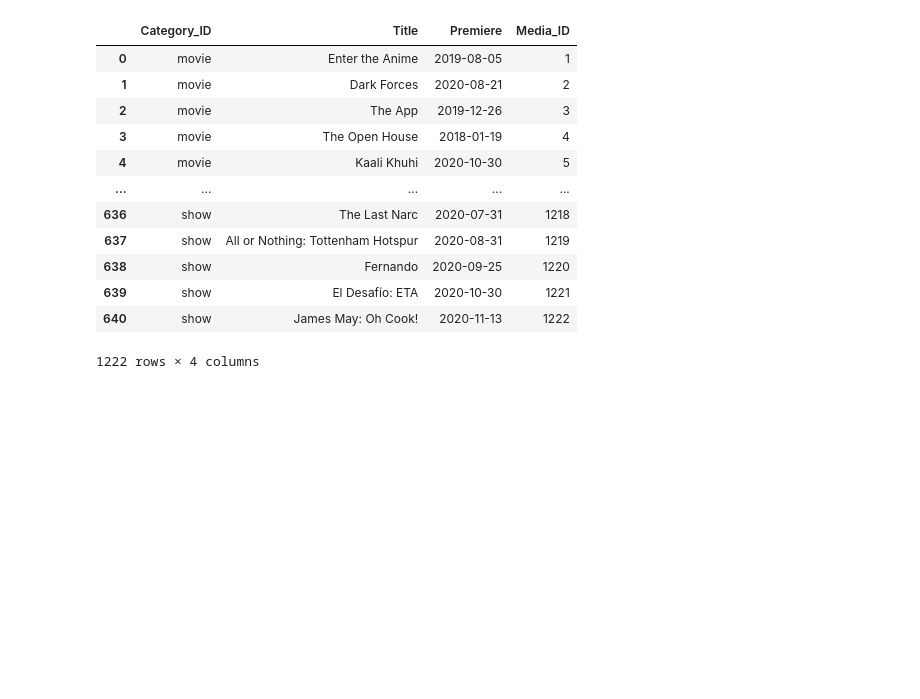
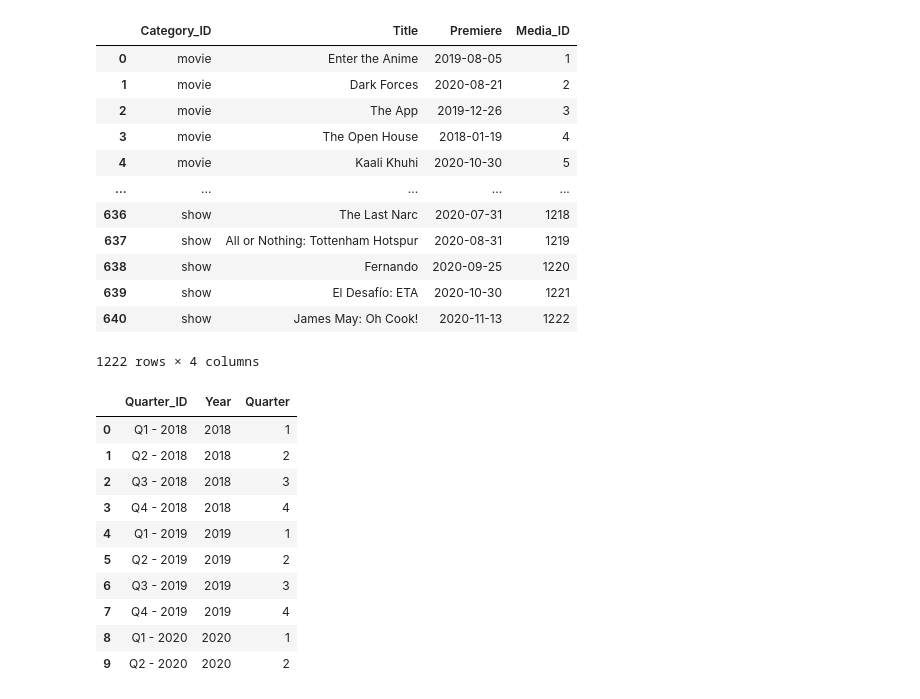
Before and after one commit to anguloag/Netflix-ETL, a Jupyter notebook: Project 2 .ipnyb/ETL-Joe's-Test-Area.ipynb, the cells around one changed output. Cells and saved outputs as stored; diff of their text form; code cells hidden in the pictures; blank space fills up the shorter version.

```diff
--- a/Project 2 .ipnyb/ETL-Joe's-Test-Area.ipynb
+++ b/Project 2 .ipnyb/ETL-Joe's-Test-Area.ipynb
@@ -346,2 +346,23 @@ movies_shows_df
 
 # TO-DO later
+# %%
+# Create Quarters table
+quarters_dict = {
+    "Quarter_ID" : ["Q1 - 2018", "Q2 - 2018", "Q3 - 2018", "Q4 - 2018", "Q1 - 2019", "Q2 - 2019", "Q3 - 2019", "Q4 - 2019", "Q1 - 2020", "Q2 - 2020"],
+    "Year" : [2018, 2018, 2018, 2018, 2019, 2019, 2019, 2019, 2020, 2020],
+    "Quarter" : [1, 2, 3, 4, 1, 2, 3, 4, 1, 2]
+}
+quarters_df = pd.DataFrame(quarters_dict)
+quarters_df
+# %% [output]
+|  | Quarter_ID | Year | Quarter |
+| 0 | Q1 - 2018 | 2018 | 1 |
+| 1 | Q2 - 2018 | 2018 | 2 |
+| 2 | Q3 - 2018 | 2018 | 3 |
+| 3 | Q4 - 2018 | 2018 | 4 |
+| 4 | Q1 - 2019 | 2019 | 1 |
+| 5 | Q2 - 2019 | 2019 | 2 |
+| 6 | Q3 - 2019 | 2019 | 3 |
+| 7 | Q4 - 2019 | 2019 | 4 |
+| 8 | Q1 - 2020 | 2020 | 1 |
+| 9 | Q2 - 2020 | 2020 | 2 |
```
Also changed, not shown: parts of 8 cells of this notebook.
